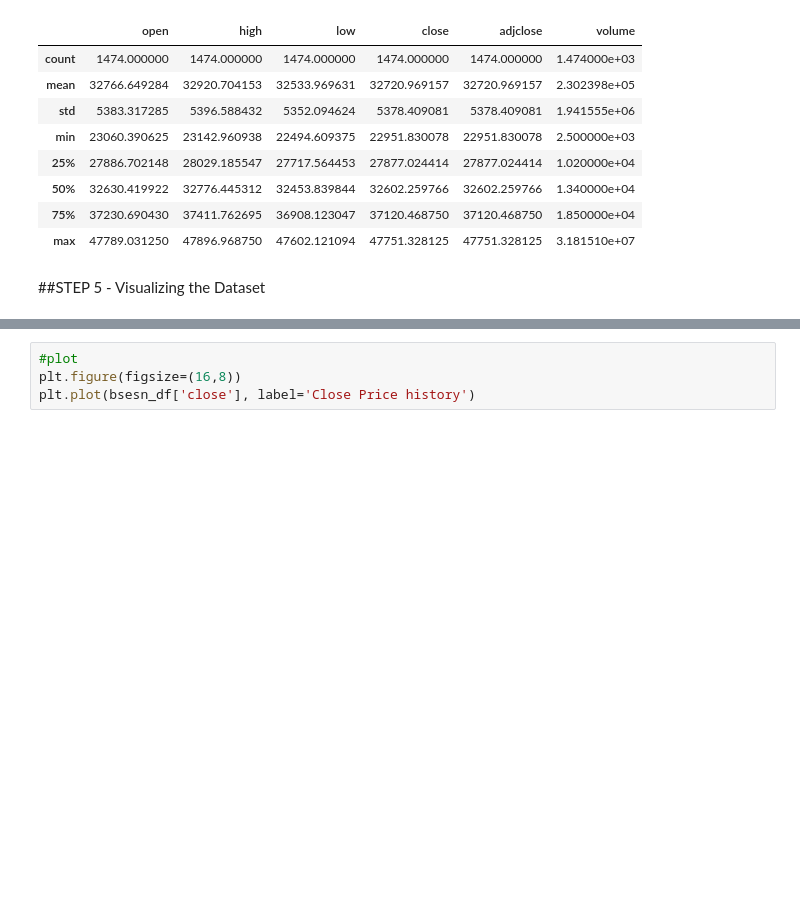
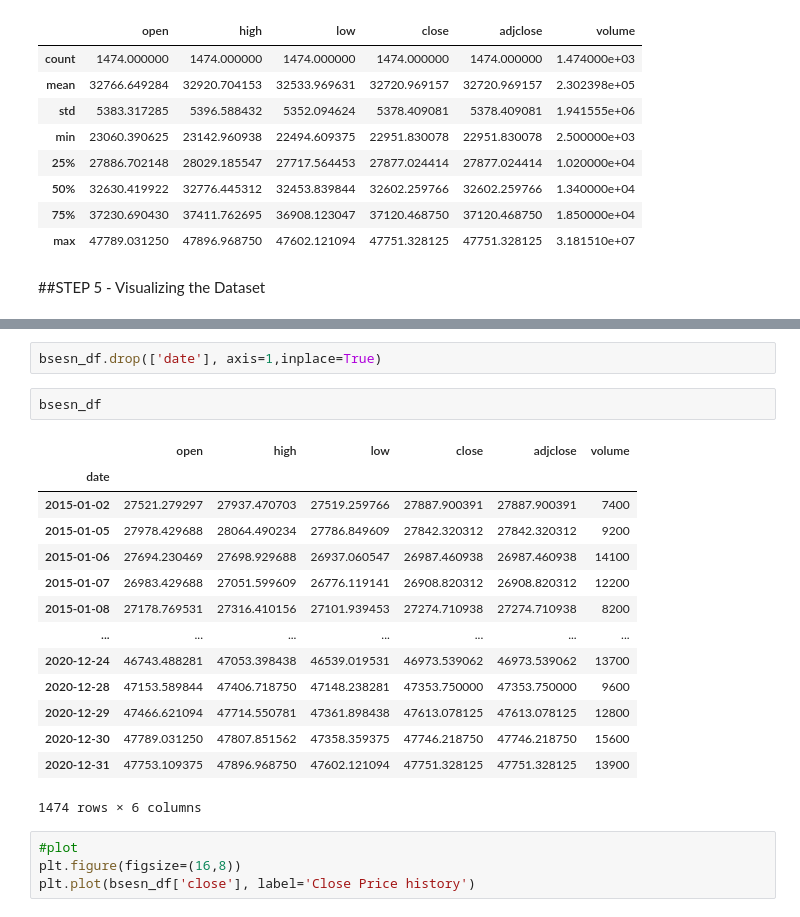
Before and after one commit to abhijeetraj22/TSF-GRIP_Tasks, a Jupyter notebook: TSF_Task_7.ipynb, the cells around one changed output, grey strips where cells are left out. Drawn from its saved outputs; the diff is of its cells as text; blank space fills up the shorter version.

```diff
--- a/TSF_Task_7.ipynb
+++ b/TSF_Task_7.ipynb
@@ -169,3 +189,22 @@ bsesn_df.dropna(inplace=True)
+# %%
+bsesn_df.drop(['date'], axis=1,inplace=True)
+# %%
+bsesn_df
+# %% [output]
+|  | open | high | low | close | adjclose | volume |
+| date |  |  |  |  |  |  |
+| 2015-01-02 | 27521.279297 | 27937.470703 | 27519.259766 | 27887.900391 | 27887.900391 | 7400 |
+| 2015-01-05 | 27978.429688 | 28064.490234 | 27786.849609 | 27842.320312 | 27842.320312 | 9200 |
+| 2015-01-06 | 27694.230469 | 27698.929688 | 26937.060547 | 26987.460938 | 26987.460938 | 14100 |
+| 2015-01-07 | 26983.429688 | 27051.599609 | 26776.119141 | 26908.820312 | 26908.820312 | 12200 |
+| 2015-01-08 | 27178.769531 | 27316.410156 | 27101.939453 | 27274.710938 | 27274.710938 | 8200 |
+| ... | ... | ... | ... | ... | ... | ... |
+| 2020-12-24 | 46743.488281 | 47053.398438 | 46539.019531 | 46973.539062 | 46973.539062 | 13700 |
+| 2020-12-28 | 47153.589844 | 47406.718750 | 47148.238281 | 47353.750000 | 47353.750000 | 9600 |
+| 2020-12-29 | 47466.621094 | 47714.550781 | 47361.898438 | 47613.078125 | 47613.078125 | 12800 |
+| 2020-12-30 | 47789.031250 | 47807.851562 | 47358.359375 | 47746.218750 | 47746.218750 | 15600 |
+| 2020-12-31 | 47753.109375 | 47896.968750 | 47602.121094 | 47751.328125 | 47751.328125 | 13900 |
+1474 rows × 6 columns
 # %%
 #plot
 plt.figure(figsize=(16,8))
```
Also changed, not shown: parts of 11 cells of this notebook.
